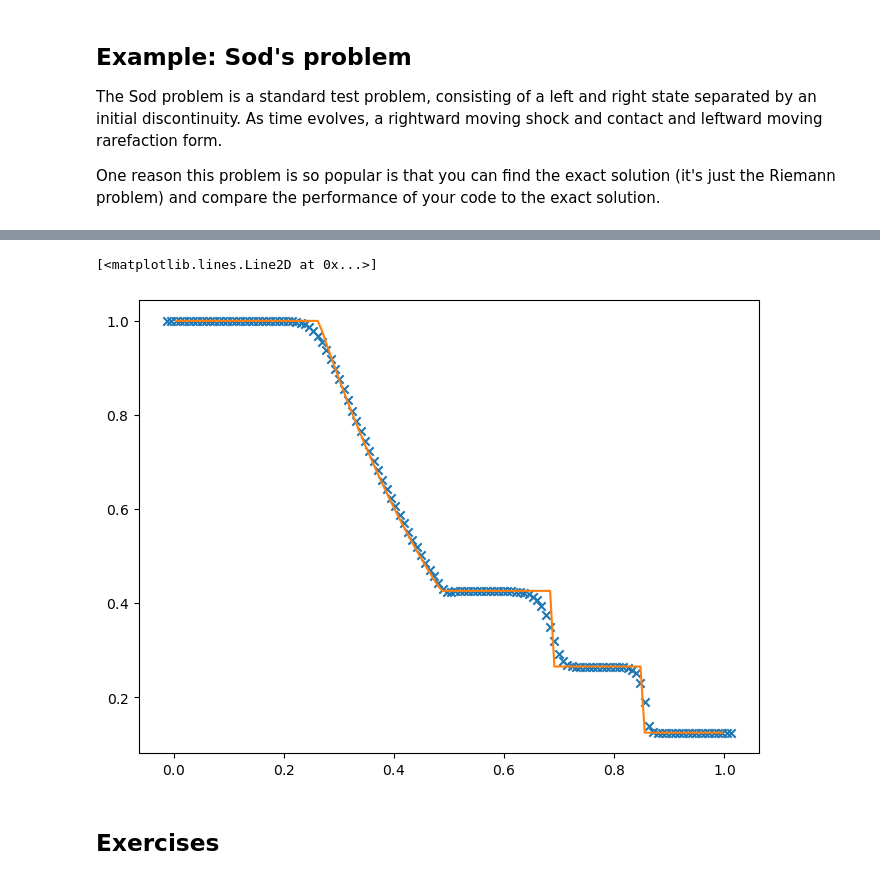
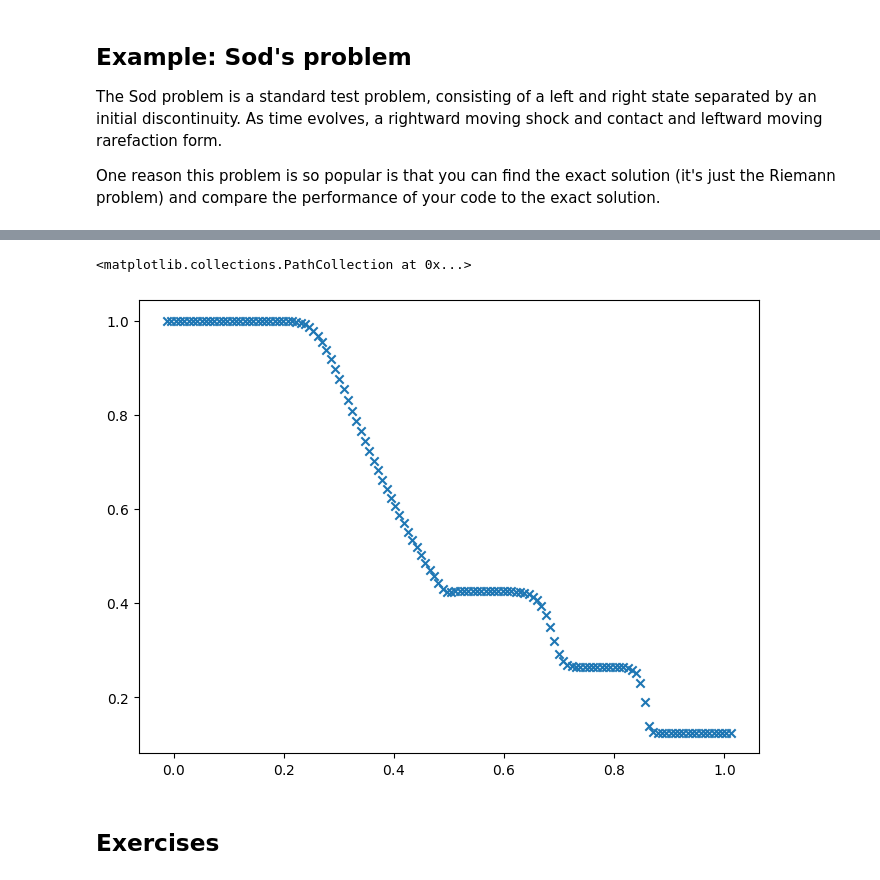
Before and after one commit to zingale/comp_astro_tutorial, a Jupyter notebook: content/07-euler/07-euler-solver.ipynb, the cells around one changed output, grey strips where cells are left out. Cells and saved outputs as stored; diff of their text form; code cells hidden in the pictures.

```diff
--- a/content/07-euler/07-euler-solver.ipynb
+++ b/content/07-euler/07-euler-solver.ipynb
@@ -256,19 +240,17 @@ def make_flux_divergence(grid, U):
 
 Explicit hydro codes have a restriction on the size of the timestep.  We cannot allow information to move more than one zone per step.  For the hydro equations, the speeds at which information travels are $u$ and $u \pm c$, so we use the largest speed here to compute the timestep.
 # %%
-def timestep(grid, U):
-
-    v = FluidVars()
+def timestep(g, U):
 
     # compute the sound speed
-    q = cons_to_prim(grid, U)
-    c = grid.scratch_array()
-    c[grid.lo:grid.hi+1] = np.sqrt(v.gamma *
-                                   q[grid.lo:grid.hi+1,v.qp] /
-                                   q[grid.lo:grid.hi+1,v.qrho])
+    q = cons_to_prim(g, U)
+    c = g.scratch_array()
+    c[g.lo:g.hi+1] = np.sqrt(g.v.gamma *
+                             q[g.lo:g.hi+1, g.v.qp] /
+                             q[g.lo:g.hi+1, g.v.qrho])
 
-    dt = v.C * grid.dx / (np.abs(q[grid.lo:grid.hi+1, v.qu]) +
-                          c[grid.lo:grid.hi+1]).max()
+    dt = g.v.C * g.dx / (np.abs(q[g.lo:g.hi+1, g.v.qu]) +
+                         c[g.lo:g.hi+1]).max()
     return dt
 # %% [markdown]
 ## Main driver
@@ -286,8 +268,9 @@ def mol_solve(nx, tmax=1.0, init_cond=None):
     You need to pass in a function foo(grid) that returns the
     initial conserved fluid state."""
 
-    grid = FVGrid(nx, 2)
     v = FluidVars()
+
+    grid = FVGrid(nx, 2, vars=v)
 
     U = init_cond(grid)
 
@@ -321,10 +304,9 @@ The Sod problem is a standard test problem, consisting of a left and right state
 
 One reason this problem is so popular is that you can find the exact solution (it's just the Riemann problem) and compare the performance of your code to the exact solution.
 # %%
-def sod(grid):
+def sod(g):
 
-    v = FluidVars()
-    U = grid.scratch_array(nc=v.nvar)
+    U = g.scratch_array(nc=g.v.nvar)
 
     # setup initial conditions -- this is Sod's problem
     rho_l = 1.0
@@ -334,16 +316,16 @@ def sod(grid):
     u_r = 0.0
     p_r = 0.1
 
-    idx_l = grid.x < 0.5
-    idx_r = grid.x >= 0.5
+    idx_l = g.x < 0.5
+    idx_r = g.x >= 0.5
 
-    U[idx_l, v.urho] = rho_l
-    U[idx_l, v.umx] =  rho_l * u_l
-    U[idx_l, v.uener] = p_l/(v.gamma - 1.0) + 0.5 * rho_l * u_l**2
+    U[idx_l, g.v.urho] = rho_l
+    U[idx_l, g.v.umx] =  rho_l * u_l
+    U[idx_l, g.v.uener] = p_l/(g.v.gamma - 1.0) + 0.5 * rho_l * u_l**2
 
-    U[idx_r, v.urho] = rho_r
-    U[idx_r, v.umx] =  rho_r * u_r
-    U[idx_r, v.uener] = p_r/(v.gamma - 1.0) + 0.5 * rho_r * u_r**2
+    U[idx_r, g.v.urho] = rho_r
+    U[idx_r, g.v.umx] =  rho_r * u_r
+    U[idx_r, g.v.uener] = p_r/(g.v.gamma - 1.0) + 0.5 * rho_r * u_r**2
 
     return U
 # %%
@@ -357,10 +341,10 @@ sod = np.genfromtxt("sod-exact.out", skip_header=2, names=True)
 # %%
 v = FluidVars()
 plt.scatter(g.x, U[:,v.urho], marker="x", color="C0")
-plt.plot(sod["x"], sod["rho"], color="C1")
+#plt.plot(sod["x"], sod["rho"], color="C1")
 # %% [output]
-[<matplotlib.lines.Line2D at 0x...>]
+<matplotlib.collections.PathCollection at 0x...>
-[figure, old version]
+[figure, new version]
 # %% [markdown]
 ## Exercises
 # %% [markdown]
```
Also changed, not shown: parts of 18 cells of this notebook, 1 other file.
